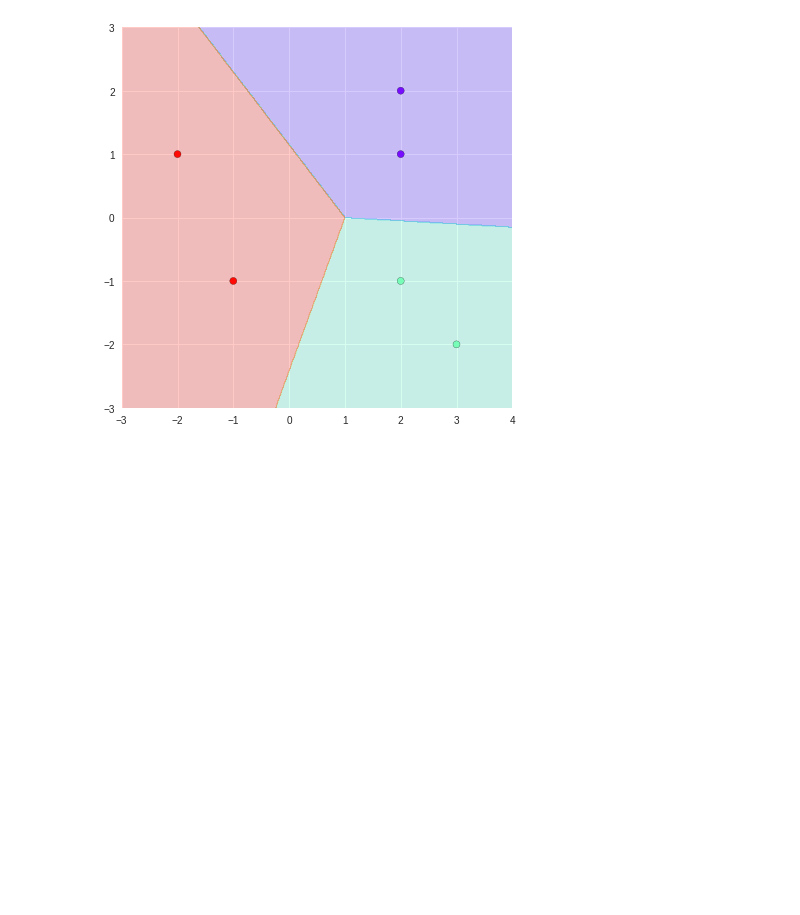
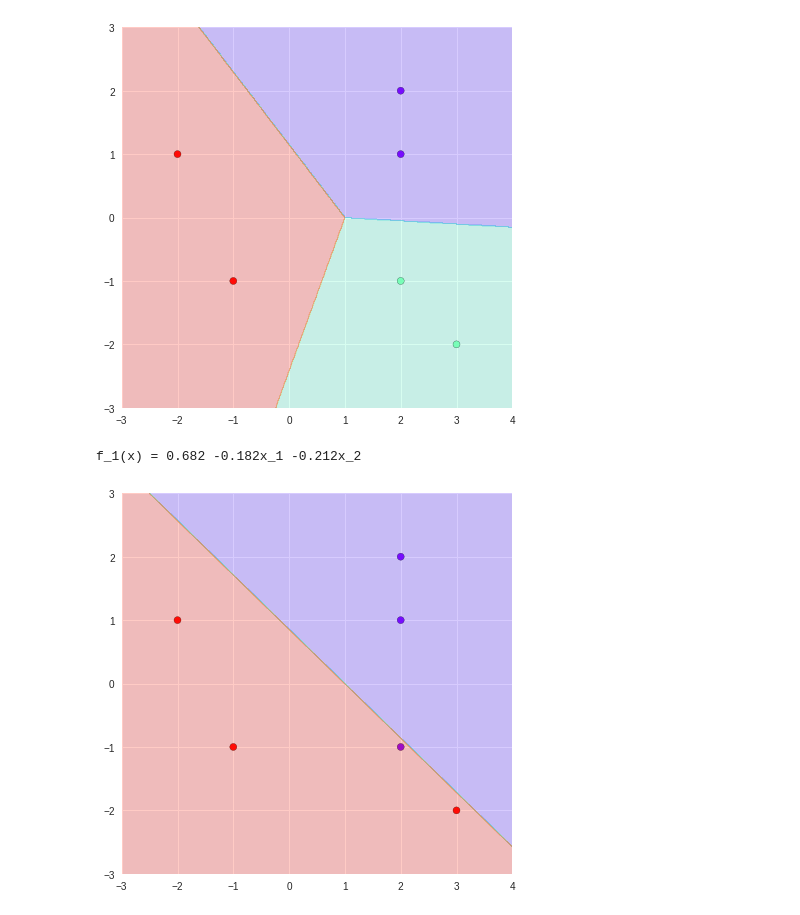
Before and after one commit to jgoerner/ml-homework, a Jupyter notebook: notebooks/03_Linear_Models_Classification.ipynb, the cells around one changed output. Drawn from its saved outputs; the diff is of its cells as text; code cells hidden in the pictures; blank space fills up the shorter version.

Commit message:
implemented 2 class problem

```diff
--- a/notebooks/03_Linear_Models_Classification.ipynb
+++ b/notebooks/03_Linear_Models_Classification.ipynb
@@ -73,3 +73,26 @@ plt.scatter(
 plot_decision_regions(lsc, -3, 4, -3, 3, 500);
 # %% [output]
 [figure]
+# %%
+# adjust to a 2 class problem
+T2 = np.array([1, 1, 1, 2, 2, 2]).reshape(-1, 1)
+# %%
+# train the classfier
+lsc = LeastSquaresClassifier()
+lsc.fit(X, T2)
+# %%
+# get the discriminant function
+lsc.discriminant_functions()
+# %% [output]
+f_1(x) = 0.682 -0.182x_1 -0.212x_2
+# %%
+# plot data point and decision regions
+plt.scatter(
+    X.T[0],
+    X.T[1],
+    c=T2,
+    edgecolors="k",
+    cmap="rainbow")
+plot_decision_regions(lsc, -3, 4, -3, 3, 500);
+# %% [output]
+[figure, added]
```
